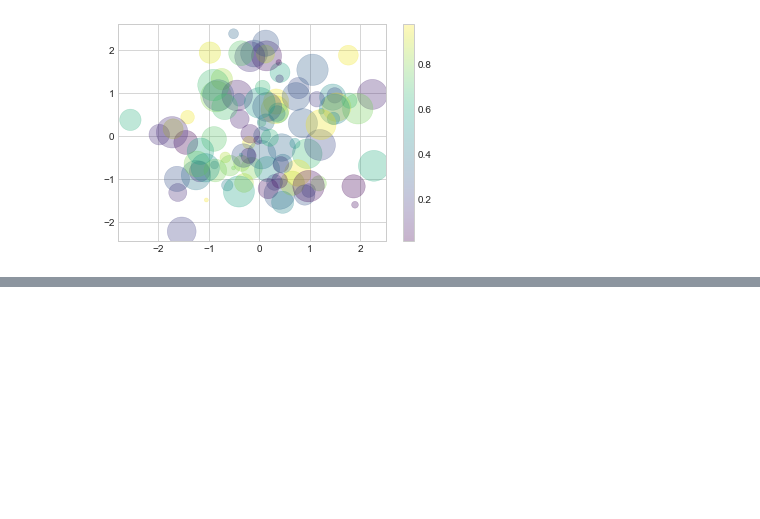
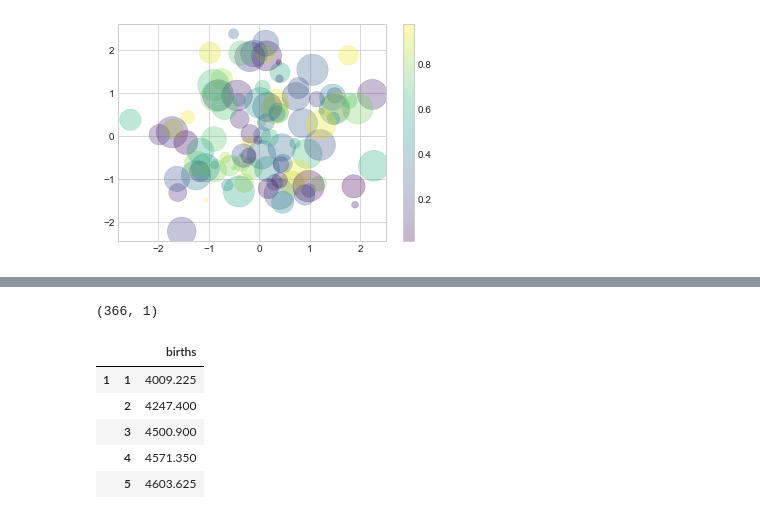
Before and after one commit to laimis/pandas-refresh, a Jupyter notebook: 07_matplotlib.ipynb, the cells around one changed output, grey strips where cells are left out. Saved outputs shown, nothing was run; the diff lists cells and outputs as text; code cells hidden in the pictures; blank space fills up the shorter version.

```diff
--- a/07_matplotlib.ipynb
+++ b/07_matplotlib.ipynb
@@ -217,0 +248,16 @@ _ = plt.hist(uniform, bins=20, density=True)
+# %%
+births.index = pd.to_datetime(10000 * births.year
+    + 100 * births.month
+    + births.day, format='%Y%m%d')
+
+births_by_date = births.pivot_table('births', [births.index.month, births.index.day])
+print(births_by_date.shape)
+births_by_date.head()
+# %% [output]
+(366, 1)
+|  |  | births |
+| 1 | 1 | 4009.225 |
+|  | 2 | 4247.400 |
+|  | 3 | 4500.900 |
+|  | 4 | 4571.350 |
+|  | 5 | 4603.625 |
```
Also changed, not shown: parts of 10 cells of this notebook.
